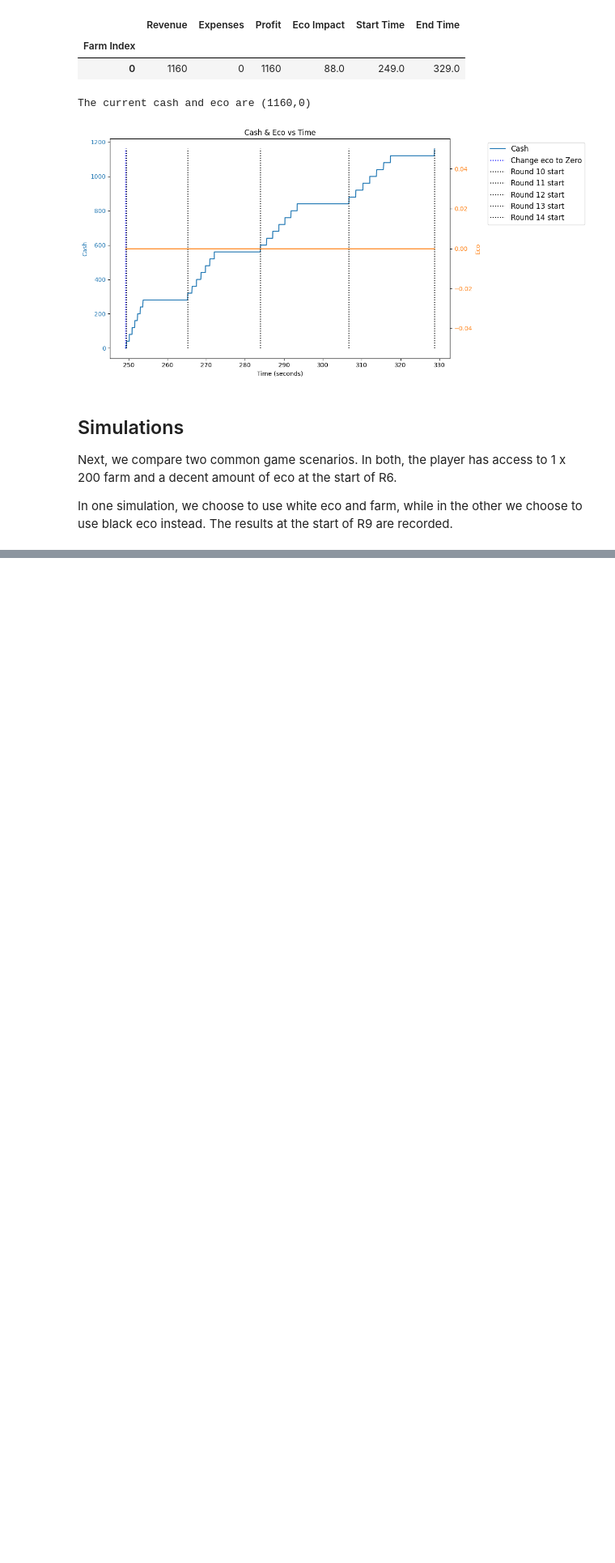
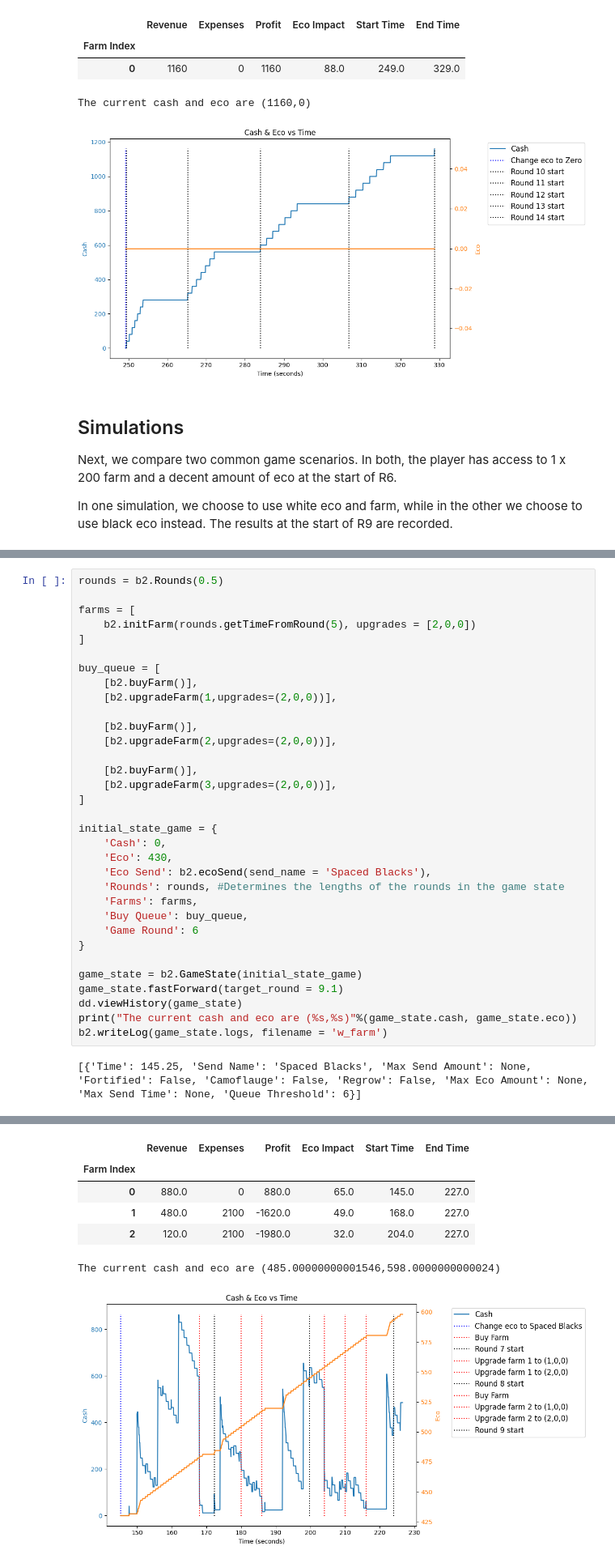
Before and after one commit to redlaserbmBTD/BTDB2_SIMULATOR, a Jupyter notebook: experiments/white_black_comparison.ipynb, the cells around one changed output, grey strips where cells are left out. Shown at 81% size. Drawn from its saved outputs; the diff is of its cells as text; blank space fills up the shorter version.

```diff
--- a/experiments/white_black_comparison.ipynb
+++ b/experiments/white_black_comparison.ipynb
@@ -92,0 +101,35 @@ The current cash and eco are (646.0,433.5)
+# %%
+rounds = b2.Rounds(0.5)
+
+farms = [
+    b2.initFarm(rounds.getTimeFromRound(5), upgrades = [2,0,0])
+]
+
+buy_queue = [
+    [b2.buyFarm()],
+    [b2.upgradeFarm(1,upgrades=(2,0,0))],
+
+    [b2.buyFarm()],
+    [b2.upgradeFarm(2,upgrades=(2,0,0))],
+
+    [b2.buyFarm()],
+    [b2.upgradeFarm(3,upgrades=(2,0,0))],
+]
+
+initial_state_game = {
+    'Cash': 0,
+    'Eco': 430,
+    'Eco Send': b2.ecoSend(send_name = 'Spaced Blacks'),
+    'Rounds': rounds, #Determines the lengths of the rounds in the game state
+    'Farms': farms,
+    'Buy Queue': buy_queue,
+    'Game Round': 6
+}
+
+game_state = b2.GameState(initial_state_game)
+game_state.fastForward(target_round = 9.1)
+dd.viewHistory(game_state)
+print("The current cash and eco are (%s,%s)"%(game_state.cash, game_state.eco))
+b2.writeLog(game_state.logs, filename = 'w_farm')
+# %% [output]
+[{'Time': 145.25, 'Send Name': 'Spaced Blacks', 'Max Send Amount': None, 'Fortified': False, 'Camoflauge': False, 'Regrow': False, 'Max Eco Amount': None, 'Max Send Time': None, 'Queue Threshold': 6}]
@@ -92,0 +147,7 @@ The current cash and eco are (646.0,433.5)
+|  | Revenue | Expenses | Profit | Eco Impact | Start Time | End Time |
+| Farm Index |  |  |  |  |  |  |
+| 0 | 880.0 | 0 | 880.0 | 65.0 | 145.0 | 227.0 |
+| 1 | 480.0 | 2100 | -1620.0 | 49.0 | 168.0 | 227.0 |
+| 2 | 120.0 | 2100 | -1980.0 | 32.0 | 204.0 | 227.0 |
+The current cash and eco are (485.00000000001546,598.0000000000024)
+[figure, added]
```
Also changed, not shown: parts of 2 cells of this notebook, 19 other files.
